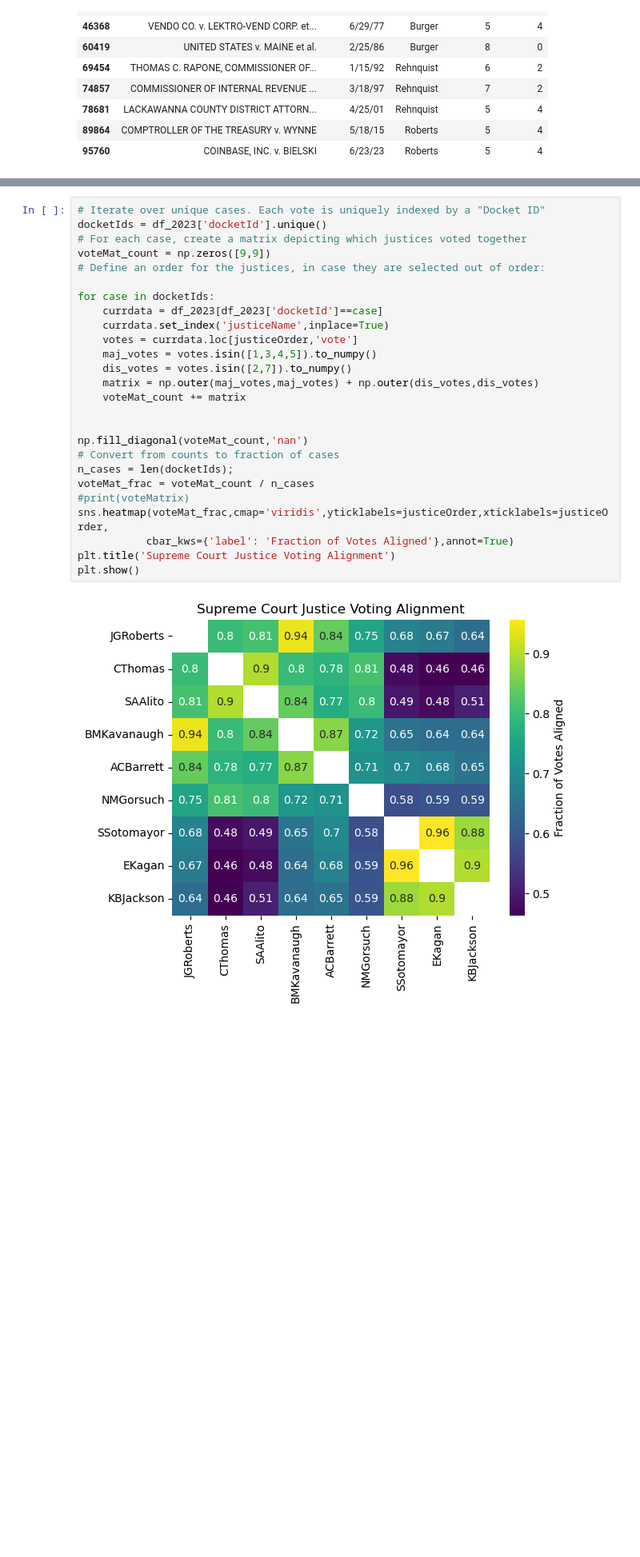
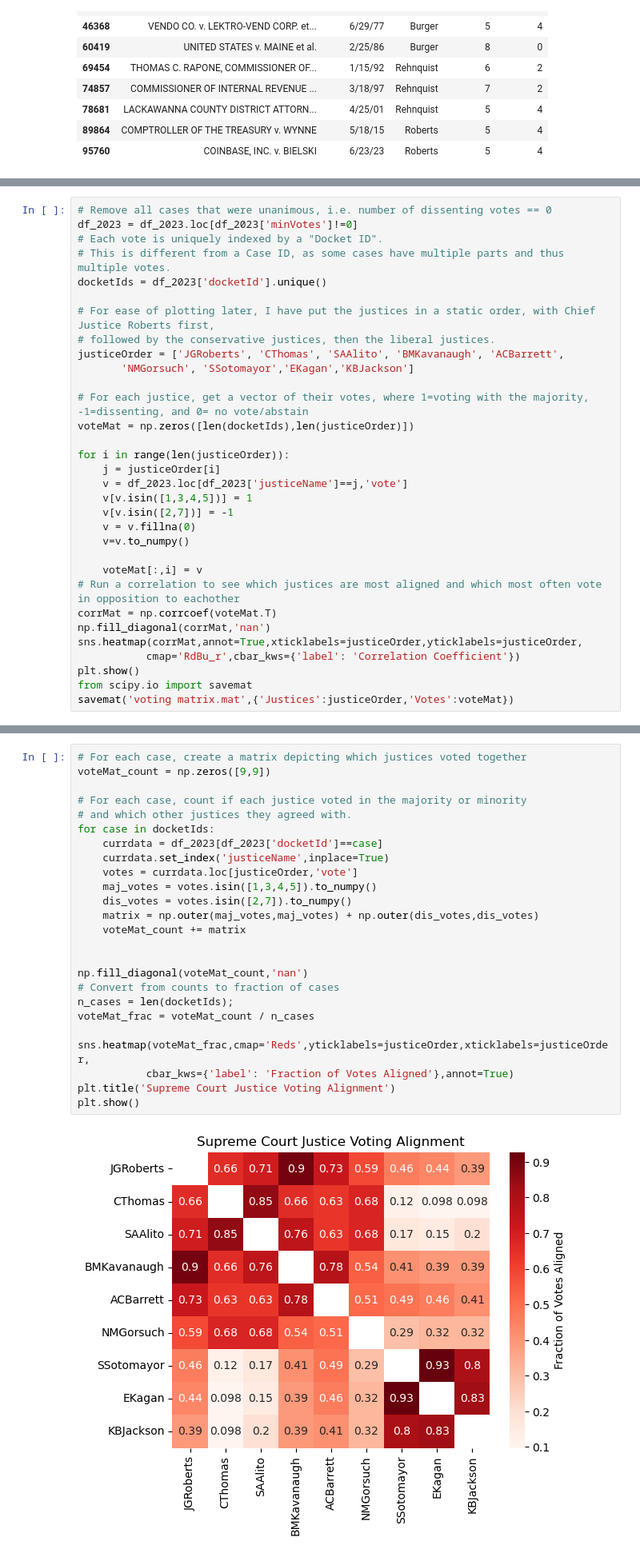
Before and after one commit to ghpetty/sc_datavis, a Jupyter notebook: SupremeCourtNetwork.ipynb, the cells around one changed output, grey strips where cells are left out. Shown: that part at 80% size. Drawn from its saved outputs; the diff is of its cells as text; blank space fills up the shorter version.

Commit message:
Updated documentation and plot colors

```diff
--- a/SupremeCourtNetwork.ipynb
+++ b/SupremeCourtNetwork.ipynb
@@ -85,0 +89,32 @@ savemat('voting matrix.mat',{'Justices':justiceOrder,'Votes':voteMat})
+# %%
+# Remove all cases that were unanimous, i.e. number of dissenting votes == 0
+df_2023 = df_2023.loc[df_2023['minVotes']!=0]
+# Each vote is uniquely indexed by a "Docket ID".
+# This is different from a Case ID, as some cases have multiple parts and thus multiple votes.
+docketIds = df_2023['docketId'].unique()
+
+# For ease of plotting later, I have put the justices in a static order, with Chief Justice Roberts first,
+# followed by the conservative justices, then the liberal justices.
+justiceOrder = ['JGRoberts', 'CThomas', 'SAAlito', 'BMKavanaugh', 'ACBarrett',
+       'NMGorsuch', 'SSotomayor','EKagan','KBJackson']
+
+# For each justice, get a vector of their votes, where 1=voting with the majority, -1=dissenting, and 0= no vote/abstain
+voteMat = np.zeros([len(docketIds),len(justiceOrder)])
+
+for i in range(len(justiceOrder)):
+    j = justiceOrder[i]
+    v = df_2023.loc[df_2023['justiceName']==j,'vote']
+    v[v.isin([1,3,4,5])] = 1
+    v[v.isin([2,7])] = -1
+    v = v.fillna(0)
+    v=v.to_numpy()
+
+    voteMat[:,i] = v
+# Run a correlation to see which justices are most aligned and which most often vote in opposition to eachother
+corrMat = np.corrcoef(voteMat.T)
+np.fill_diagonal(corrMat,'nan')
+sns.heatmap(corrMat,annot=True,xticklabels=justiceOrder,yticklabels=justiceOrder,
+           cmap='RdBu_r',cbar_kws={'label': 'Correlation Coefficient'})
+plt.show()
+from scipy.io import savemat
+savemat('voting matrix.mat',{'Justices':justiceOrder,'Votes':voteMat})
@@ -88,28 +129,27 @@ Another way to visualize this is by looking at the fraction of cases where each
 # %%
-# Iterate over unique cases. Each vote is uniquely indexed by a "Docket ID"
-docketIds = df_2023['docketId'].unique()
 # For each case, create a matrix depicting which justices voted together
 voteMat_count = np.zeros([9,9])
-# Define an order for the justices, in case they are selected out of order:
 
+# For each case, count if each justice voted in the majority or minority
+# and which other justices they agreed with.
 for case in docketIds:
     currdata = df_2023[df_2023['docketId']==case]
     currdata.set_index('justiceName',inplace=True)
     votes = currdata.loc[justiceOrder,'vote']
     maj_votes = votes.isin([1,3,4,5]).to_numpy()
     dis_votes = votes.isin([2,7]).to_numpy()
     matrix = np.outer(maj_votes,maj_votes) + np.outer(dis_votes,dis_votes)
     voteMat_count += matrix
 
 
 np.fill_diagonal(voteMat_count,'nan')
 # Convert from counts to fraction of cases
 n_cases = len(docketIds);
 voteMat_frac = voteMat_count / n_cases
-#print(voteMatrix)
-sns.heatmap(voteMat_frac,cmap='viridis',yticklabels=justiceOrder,xticklabels=justiceOrder,
+
+sns.heatmap(voteMat_frac,cmap='Reds',yticklabels=justiceOrder,xticklabels=justiceOrder,
            cbar_kws={'label': 'Fraction of Votes Aligned'},annot=True)
 plt.title('Supreme Court Justice Voting Alignment')
 plt.show()
 # %% [output]
-[figure, old version]
+[figure, new version]
```
Also changed, not shown: parts of 16 cells of this notebook.
